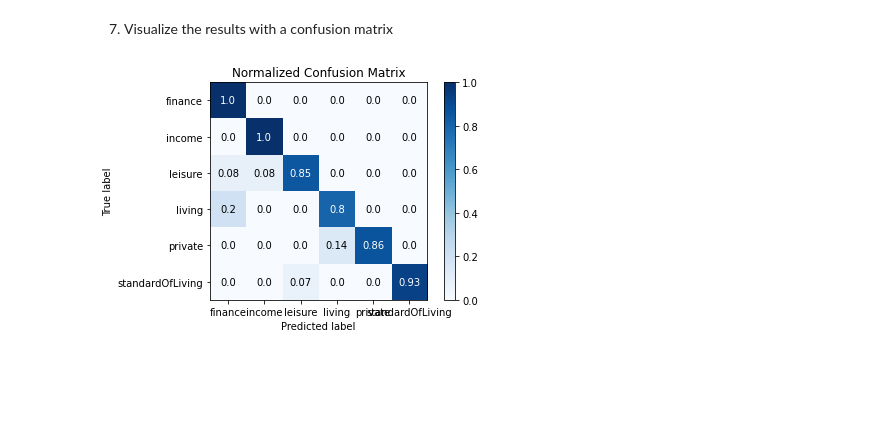
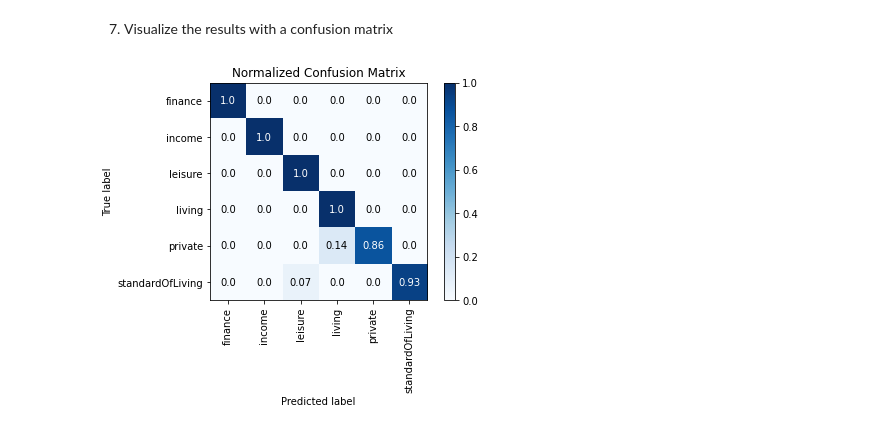
Before and after one commit to Zwitscherle/SAKI2021, a Jupyter notebook: exercise1.ipynb, the cells around one changed output. Drawn from its saved outputs; the diff is of its cells as text; code cells hidden in the pictures; blank space fills up the shorter version.

```diff
--- a/exercise1.ipynb
+++ b/exercise1.ipynb
@@ -95,27 +103,26 @@ from sklearn.model_selection import train_test_split
 from sklearn.naive_bayes import MultinomialNB
 
 # TODO features as first parameter when transformed correctly
-# df['Verwendungszweck']
-#x_train, x_test, y_train, y_test = train_test_split(df['Verwendungszweck'], df['label'], random_state=1)
+x_train, x_test, y_train, y_test = train_test_split(features, labels, random_state=1)
 
-# BoW test
 # fit training data and then return the matrix
 #training_data = count_vector.fit_transform(x_train)
 
 # transform testing data and return the matrix
 #testing_data = count_vector.transform(x_test)
 
-#classifier = MultinomialNB()
-#classifier.fit(training_data, y_train)
+classifier = GaussianNB()
+classifier.fit(x_train, y_train.values.ravel())
 
 # predict based on the data
-#predictions = classifier.predict(testing_data)
+predictions = classifier.predict(x_test)
+print(predictions)
 
 # simple test:
-features_dummy = pd.get_dummies(features)
-x_train, x_test, y_train, y_test = train_test_split(features_dummy, labels, random_state=1)
+#features_dummy = pd.get_dummies(features)
+#x_train, x_test, y_train, y_test = train_test_split(features_dummy, labels, random_state=1)
 
-model = GaussianNB() # or  MultinomialNB() seems a bit better
-model.fit(x_train, y_train.values.ravel())
+#model = GaussianNB() # or  MultinomialNB() seems a bit better
+#model.fit(x_train, y_train.values.ravel())
 
-predictions = model.predict(x_test)
+#predictions = model.predict(x_test)
@@ -152,18 +162,19 @@ F1 score:  0.9064406278557222
 # %%
 # TODO
 import scikitplot as skplt
 import matplotlib.pyplot as plt
 
 # map back numeric to label
 label_to_text = {0: 'income', 1: 'private',
                            2: 'living', 3 : 'standardOfLiving',
                            4: 'finance', 5: 'traffic',
                            6: 'leisure'}
 text_labels = y_test.map(label_to_text)
 text_predictions = pd.Series(predictions).map(label_to_text)
 
 # plot a confucsion matrix
 skplt.metrics.plot_confusion_matrix(text_labels, text_predictions, normalize=True)
+plt.xticks(rotation=90)
 plt.show()
 # %% [output]
-[figure, old version]
+[figure, new version]
```
Also changed, not shown: parts of 4 cells of this notebook.
